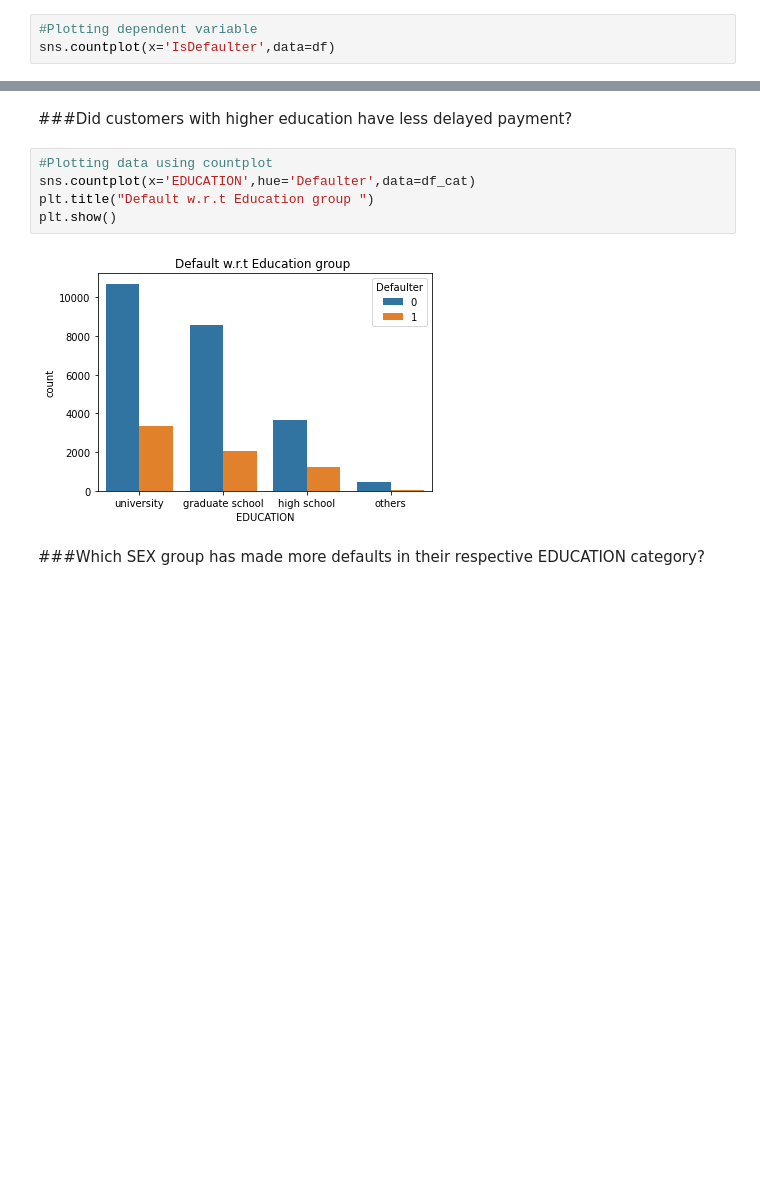
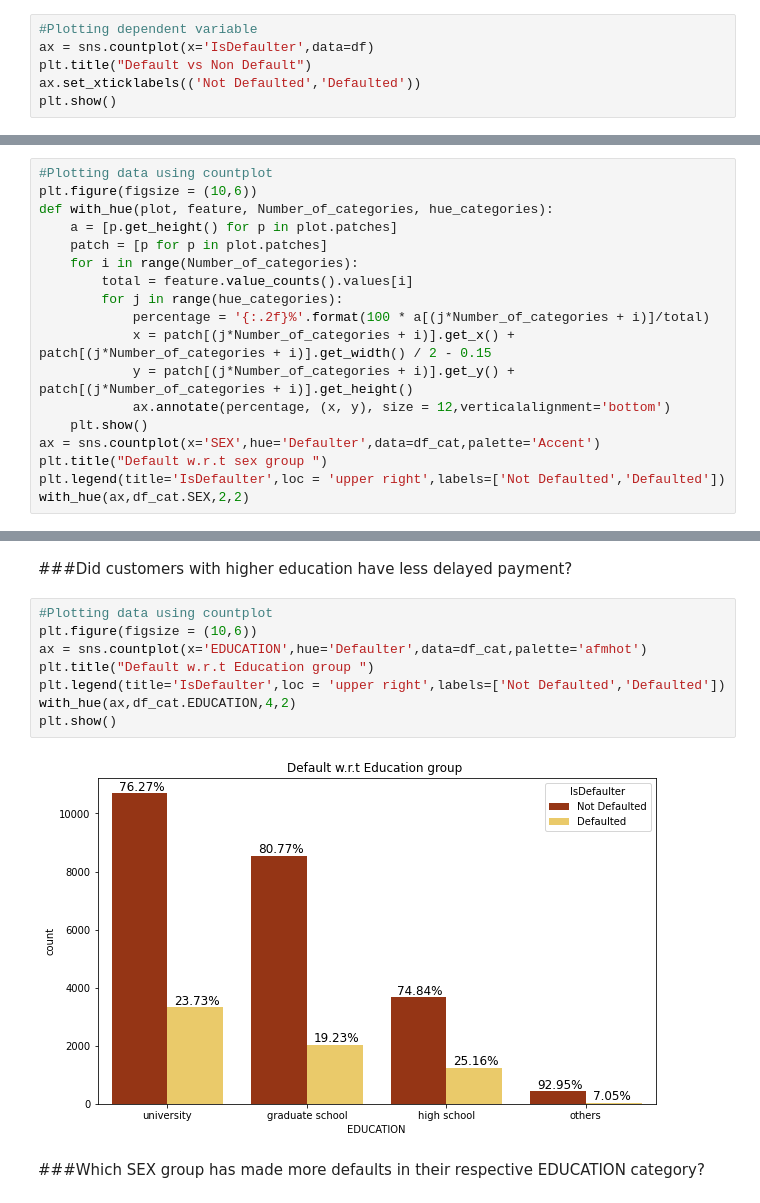
Before and after one commit to Aayushi-Sharma24/Credit_Card_Default_Prediction_Classification, a Jupyter notebook: Credit_Card_Default_Prediction_AS_Capstone_Project.ipynb, the cells around one changed output, grey strips where cells are left out. Cells and saved outputs as stored; diff of their text form; blank space fills up the shorter version.

```diff
--- a/Credit_Card_Default_Prediction_AS_Capstone_Project.ipynb
+++ b/Credit_Card_Default_Prediction_AS_Capstone_Project.ipynb
@@ -160,5 +160,8 @@ There are No duplicated IDs
 df.rename(columns={'default payment next month':'IsDefaulter'},inplace=True)
 # %%
 #Plotting dependent variable
-sns.countplot(x='IsDefaulter',data=df)
+ax = sns.countplot(x='IsDefaulter',data=df)
+plt.title("Default vs Non Default")
+ax.set_xticklabels(('Not Defaulted','Defaulted'))
+plt.show()
 # %% [output]
@@ -234,0 +230,18 @@ plt.show()
+# %%
+#Plotting data using countplot
+plt.figure(figsize = (10,6))
+def with_hue(plot, feature, Number_of_categories, hue_categories):
+    a = [p.get_height() for p in plot.patches]
+    patch = [p for p in plot.patches]
+    for i in range(Number_of_categories):
+        total = feature.value_counts().values[i]
+        for j in range(hue_categories):
+            percentage = '{:.2f}%'.format(100 * a[(j*Number_of_categories + i)]/total)
+            x = patch[(j*Number_of_categories + i)].get_x() + patch[(j*Number_of_categories + i)].get_width() / 2 - 0.15
+            y = patch[(j*Number_of_categories + i)].get_y() + patch[(j*Number_of_categories + i)].get_height()
+            ax.annotate(percentage, (x, y), size = 12,verticalalignment='bottom')
+    plt.show()
+ax = sns.countplot(x='SEX',hue='Defaulter',data=df_cat,palette='Accent')
+plt.title("Default w.r.t sex group ")
+plt.legend(title='IsDefaulter',loc = 'upper right',labels=['Not Defaulted','Defaulted'])
+with_hue(ax,df_cat.SEX,2,2)
@@ -236,11 +251,14 @@ plt.show()
 ###Did customers with higher education have less delayed payment?
 # %%
 #Plotting data using countplot
-sns.countplot(x='EDUCATION',hue='Defaulter',data=df_cat)
+plt.figure(figsize = (10,6))
+ax = sns.countplot(x='EDUCATION',hue='Defaulter',data=df_cat,palette='afmhot')
 plt.title("Default w.r.t Education group ")
+plt.legend(title='IsDefaulter',loc = 'upper right',labels=['Not Defaulted','Defaulted'])
+with_hue(ax,df_cat.EDUCATION,4,2)
 plt.show()
 # %% [output]
-[figure, old version]
+[figure, new version]
 # %% [markdown]
 ###Which SEX group has made more defaults in their respective EDUCATION category?
 # %%
```
Also changed, not shown: parts of 14 cells of this notebook.
